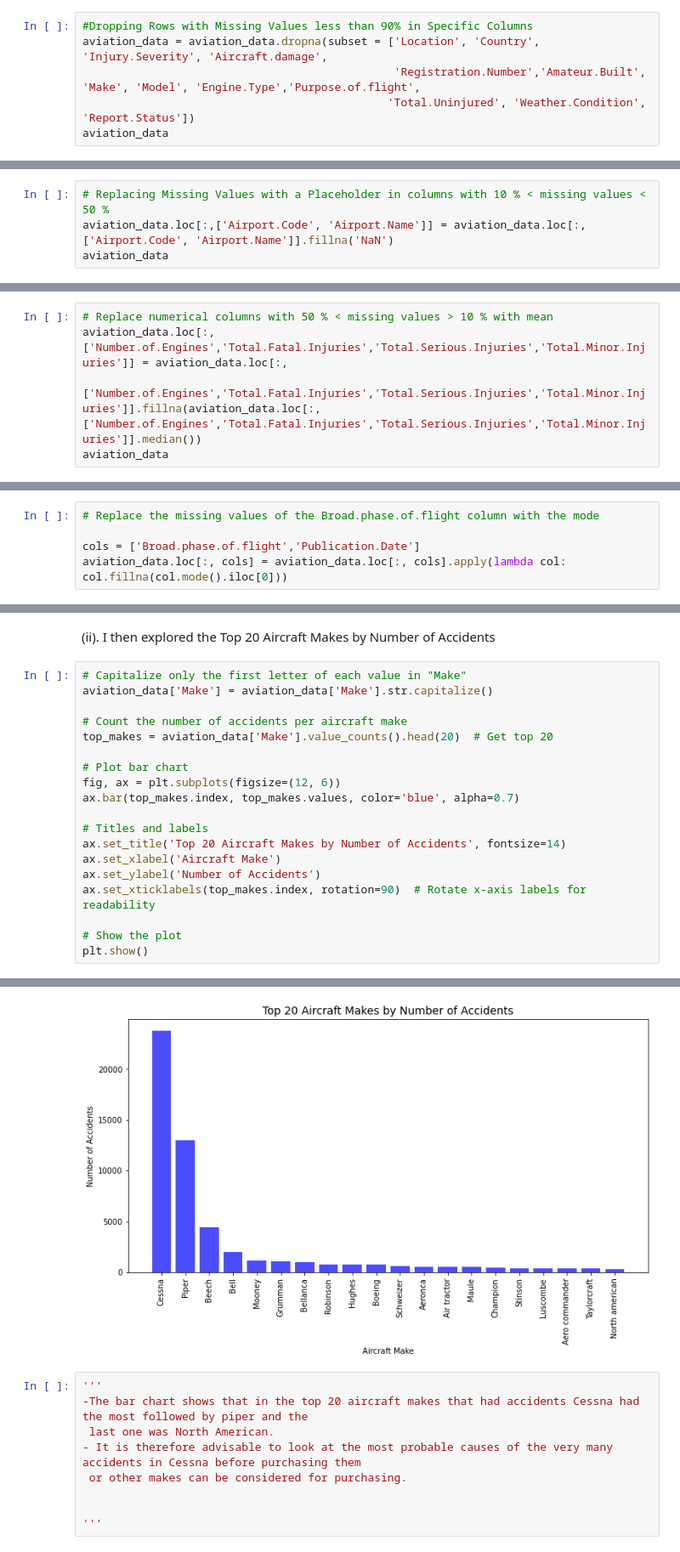
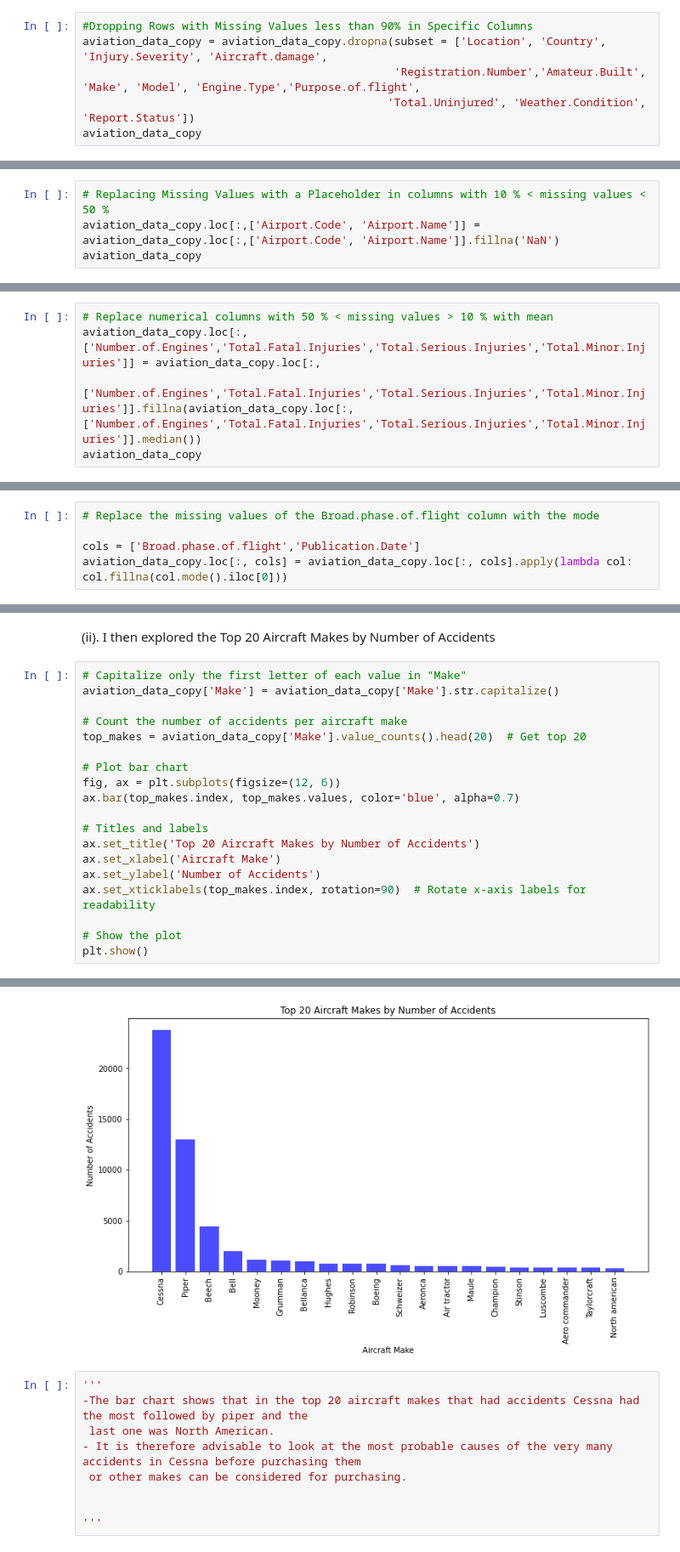
Before and after one commit to EngBrian/phase_1_project, a Jupyter notebook: index.ipynb, the cells around one changed output, grey strips where cells are left out. Shown: that part at 85% size. Drawn from its saved outputs; the diff is of its cells as text.

```diff
--- a/index.ipynb
+++ b/index.ipynb
@@ -211,10 +211,10 @@ aviation_data
 88889 rows × 25 columns
 # %%
 #Dropping Rows with Missing Values less than 90% in Specific Columns
-aviation_data = aviation_data.dropna(subset = ['Location', 'Country', 'Injury.Severity', 'Aircraft.damage',
+aviation_data_copy = aviation_data_copy.dropna(subset = ['Location', 'Country', 'Injury.Severity', 'Aircraft.damage',
                                                'Registration.Number','Amateur.Built', 'Make', 'Model', 'Engine.Type','Purpose.of.flight',
                                               'Total.Uninjured', 'Weather.Condition', 'Report.Status'])
-aviation_data
+aviation_data_copy
 # %% [output]
 |  | Event.Id | Investigation.Type | Accident.Number | Event.Date | Location | Country | Airport.Code | ... |
 | 0 | 20001218X45444 | Accident | SEA87LA080 | 1948-10-24 | MOOSE CREEK, ID | United States | NaN | ... |
@@ -231,8 +231,8 @@ aviation_data
 71288 rows × 25 columns
 # %%
 # Replacing Missing Values with a Placeholder in columns with 10 % < missing values < 50 %
-aviation_data.loc[:,['Airport.Code', 'Airport.Name']] = aviation_data.loc[:,['Airport.Code', 'Airport.Name']].fillna('NaN')
-aviation_data
+aviation_data_copy.loc[:,['Airport.Code', 'Airport.Name']] = aviation_data_copy.loc[:,['Airport.Code', 'Airport.Name']].fillna('NaN')
+aviation_data_copy
 # %% [output]
 A value is trying to be set on a copy of a slice from a DataFrame.
 Try using .loc[row_indexer,col_indexer] = value instead
@@ -254,9 +254,9 @@ See the caveats in the documentation: https://pandas.pydata.org/pandas-docs/stab
 71288 rows × 25 columns
 # %%
 # Replace numerical columns with 50 % < missing values > 10 % with mean
-aviation_data.loc[:,['Number.of.Engines','Total.Fatal.Injuries','Total.Serious.Injuries','Total.Minor.Injuries']] = aviation_data.loc[:,
-    ['Number.of.Engines','Total.Fatal.Injuries','Total.Serious.Injuries','Total.Minor.Injuries']].fillna(aviation_data.loc[:,['Number.of.Engines','Total.Fatal.Injuries','Total.Serious.Injuries','Total.Minor.Injuries']].median())
-aviation_data
+aviation_data_copy.loc[:,['Number.of.Engines','Total.Fatal.Injuries','Total.Serious.Injuries','Total.Minor.Injuries']] = aviation_data_copy.loc[:,
+    ['Number.of.Engines','Total.Fatal.Injuries','Total.Serious.Injuries','Total.Minor.Injuries']].fillna(aviation_data_copy.loc[:,['Number.of.Engines','Total.Fatal.Injuries','Total.Serious.Injuries','Total.Minor.Injuries']].median())
+aviation_data_copy
 # %% [output]
 A value is trying to be set on a copy of a slice from a DataFrame.
 Try using .loc[row_indexer,col_indexer] = value instead
@@ -280,7 +280,7 @@ See the caveats in the documentation: https://pandas.pydata.org/pandas-docs/stab
 # Replace the missing values of the Broad.phase.of.flight column with the mode
 
 cols = ['Broad.phase.of.flight','Publication.Date']
-aviation_data.loc[:, cols] = aviation_data.loc[:, cols].apply(lambda col: col.fillna(col.mode().iloc[0]))
+aviation_data_copy.loc[:, cols] = aviation_data_copy.loc[:, cols].apply(lambda col: col.fillna(col.mode().iloc[0]))
 # %% [output]
 A value is trying to be set on a copy of a slice from a DataFrame.
 Try using .loc[row_indexer,col_indexer] = value instead
@@ -372,17 +372,17 @@ plt.show();
 (ii). I then explored the Top 20 Aircraft Makes by Number of Accidents
 # %%
 # Capitalize only the first letter of each value in "Make"
-aviation_data['Make'] = aviation_data['Make'].str.capitalize()
+aviation_data_copy['Make'] = aviation_data_copy['Make'].str.capitalize()
 
 # Count the number of accidents per aircraft make
-top_makes = aviation_data['Make'].value_counts().head(20)  # Get top 20
+top_makes = aviation_data_copy['Make'].value_counts().head(20)  # Get top 20
 
 # Plot bar chart
 fig, ax = plt.subplots(figsize=(12, 6))
 ax.bar(top_makes.index, top_makes.values, color='blue', alpha=0.7)
 
 # Titles and labels
-ax.set_title('Top 20 Aircraft Makes by Number of Accidents', fontsize=14)
+ax.set_title('Top 20 Aircraft Makes by Number of Accidents')
 ax.set_xlabel('Aircraft Make')
 ax.set_ylabel('Number of Accidents')
 ax.set_xticklabels(top_makes.index, rotation=90)  # Rotate x-axis labels for readability
@@ -398,4 +398,4 @@ See the caveats in the documentation: https://pandas.pydata.org/pandas-docs/stab
-[figure, old version]
+[figure, new version]
 # %%
 '''
 -The bar chart shows that in the top 20 aircraft makes that had accidents Cessna had the most followed by piper and the
```
Also changed, not shown: parts of 19 cells of this notebook, 3 other files.
